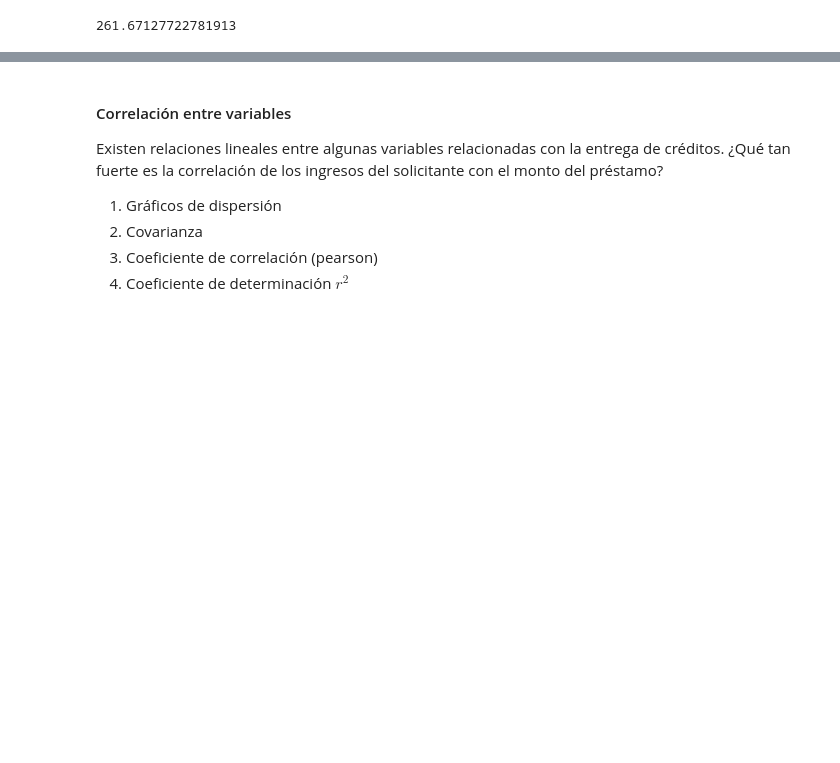
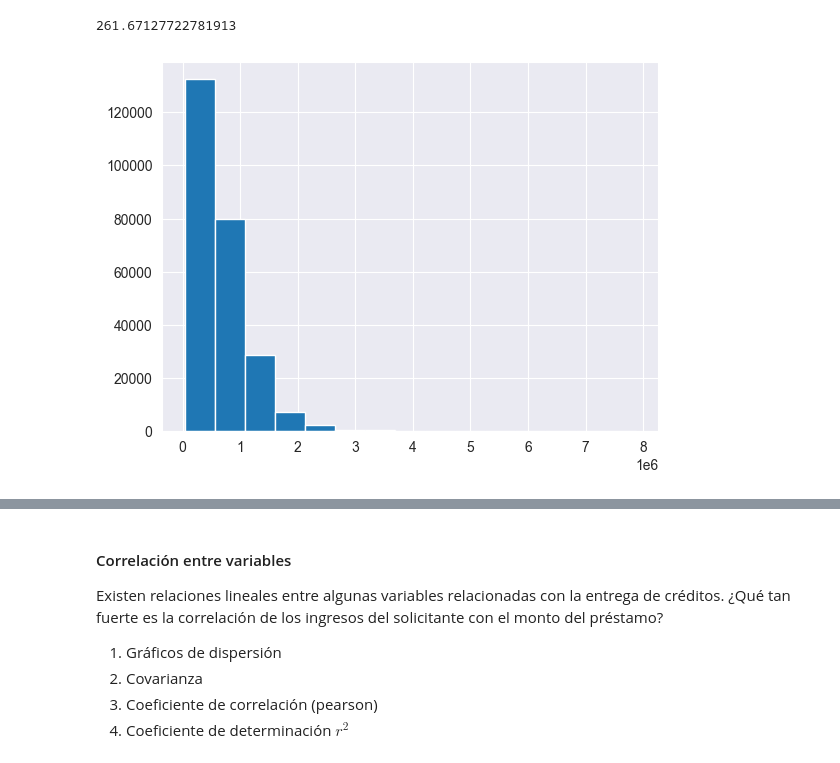
Before and after one commit to julihdez36/Decision_making, a Jupyter notebook: First project/exploring.ipynb, the cells around one changed output, grey strips where cells are left out. Cells and saved outputs as stored; diff of their text form; code cells hidden in the pictures; blank space fills up the shorter version.

```diff
--- a/First project/exploring.ipynb
+++ b/First project/exploring.ipynb
@@ -137,3 +137,8 @@ cv(df.loan_amount), cv_1(653653.26,479641.50)
 cv(df.total_income)
 # %% [output]
 261.67127722781913
+# %%
+plt.hist(x = df.loan_amount, bins = 15)
+plt.show()
+# %% [output]
+[figure, added]
```
Also changed, not shown: parts of 5 cells of this notebook.
